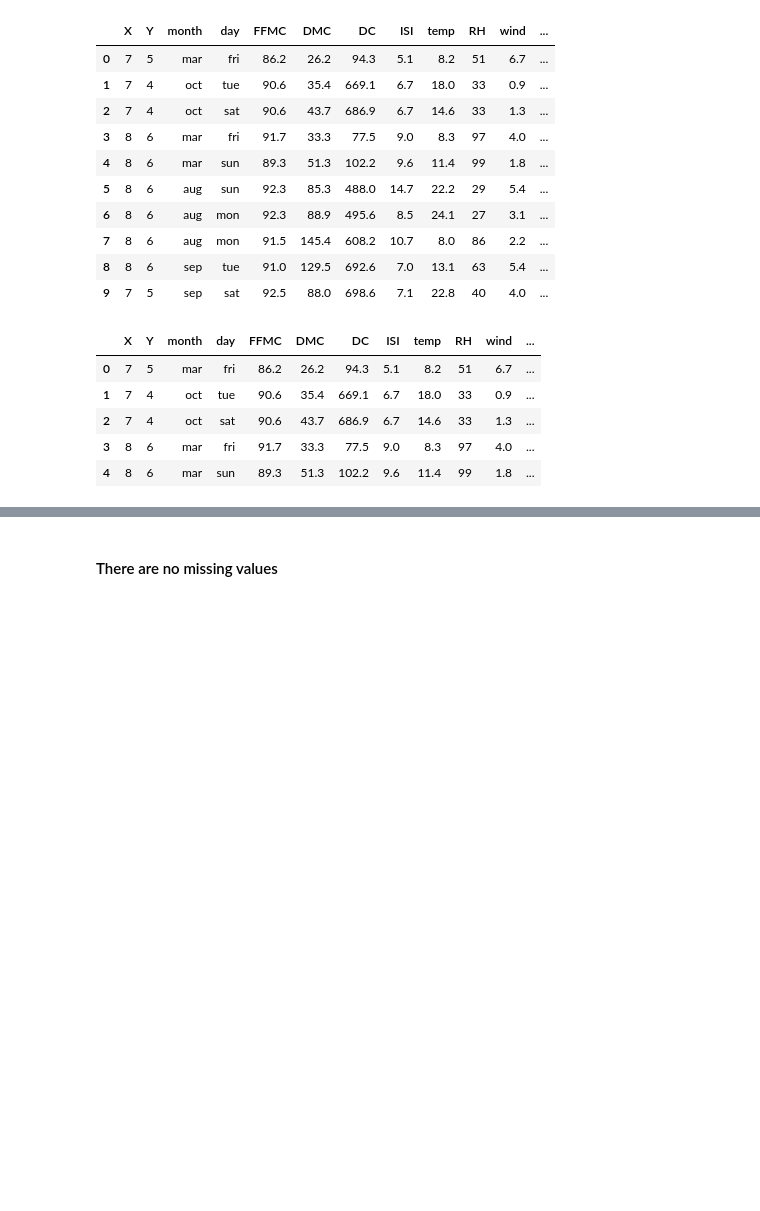
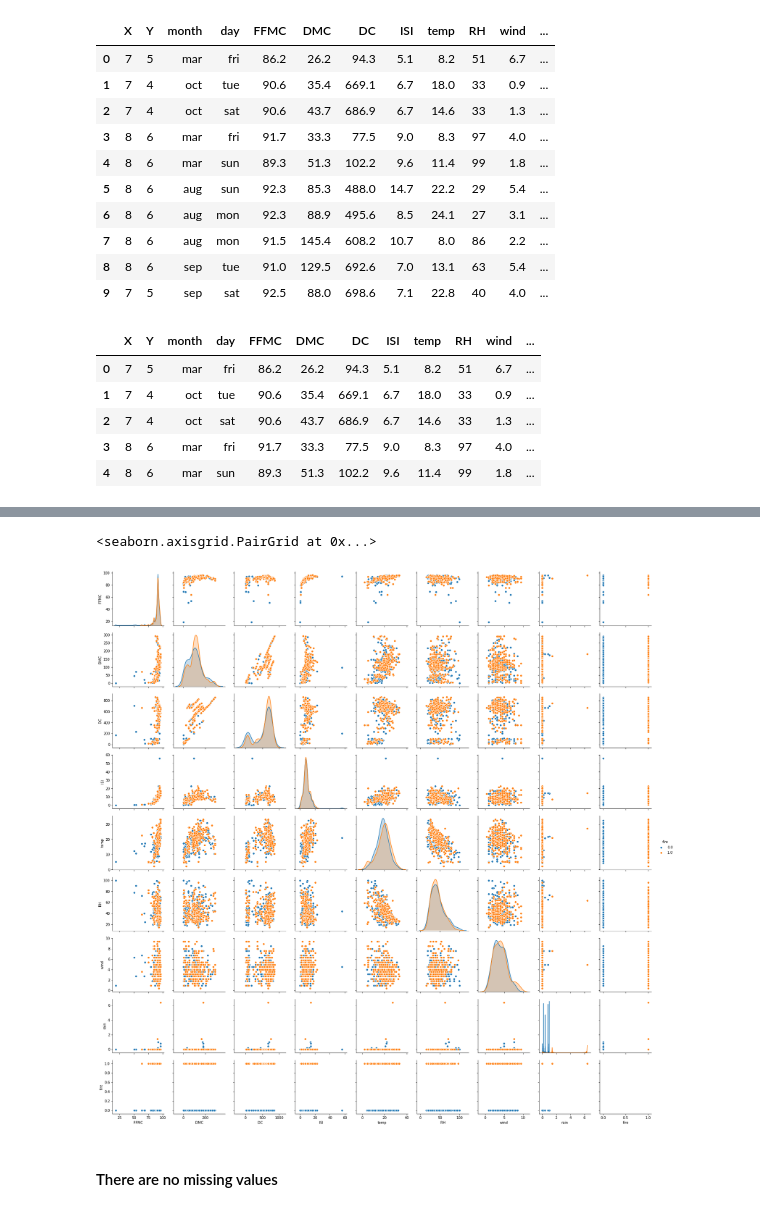
Before and after one commit to rishickesh/Data-science, a Jupyter notebook: forest.ipynb, the cells around one changed output, grey strips where cells are left out. Cells and saved outputs as stored; diff of their text form; code cells hidden in the pictures; blank space fills up the shorter version.

```diff
--- a/forest.ipynb
+++ b/forest.ipynb
@@ -66,4 +76,12 @@ fire     False
 dtype: bool
+# %%
+ndata.head()
+data=ndata[['month','FFMC','DMC','DC','ISI','temp','RH','wind','rain','fire']]
+# %%
+sns.pairplot(data,hue="fire")
+# %% [output]
+<seaborn.axisgrid.PairGrid at 0x...>
+[figure, added]
 # %% [markdown]
 #### There are no missing values
 # %%
```
Also changed, not shown: parts of 54 cells of this notebook, 1 other file.
